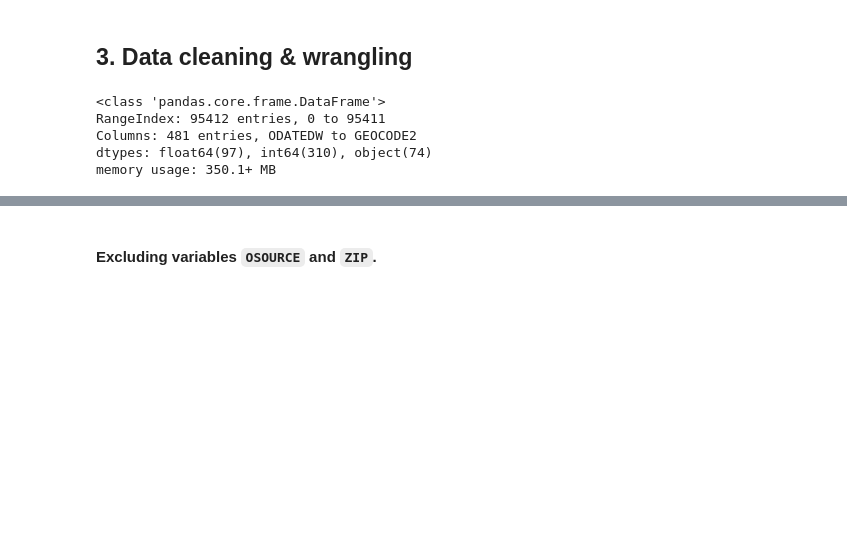
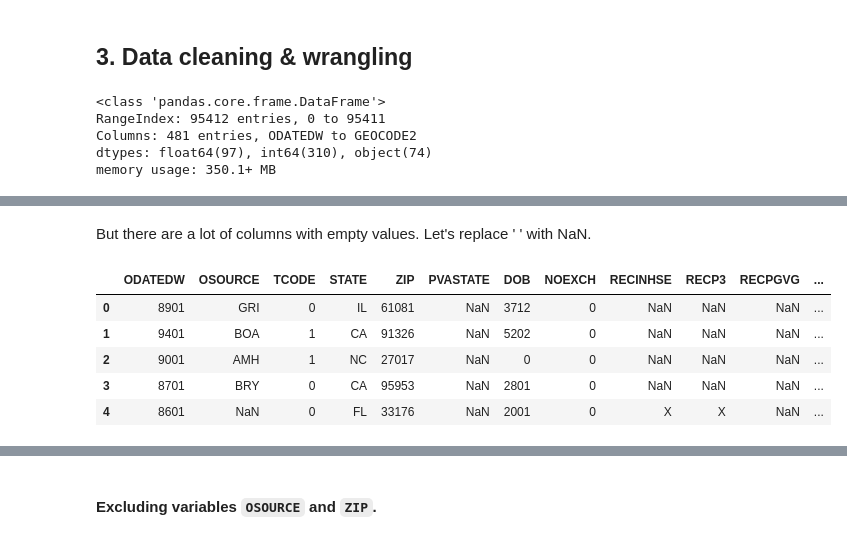
Before and after one commit to ieumann/lab-revisiting-machine-learning, a Jupyter notebook: Case Study Healthcare for All (ML revisited).ipynb, the cells around one changed output, grey strips where cells are left out. Saved outputs shown, nothing was run; the diff lists cells and outputs as text; code cells hidden in the pictures; blank space fills up the shorter version.

```diff
--- a/Case Study Healthcare for All (ML revisited).ipynb
+++ b/Case Study Healthcare for All (ML revisited).ipynb
@@ -164,0 +177,16 @@ There are null values only in `GEOCODE2`.
+# %% [markdown]
+But there are a lot of columns with empty values. Let's replace ' ' with NaN.
+# %%
+# Removing 'MAILCODE' column because here ' ' stands for 'address ok'.
+mailcode_column = df['MAILCODE']
+df.drop('MAILCODE', axis=1, inplace=True)
+df = df.replace(' ', np.nan)
+df = pd.concat([df, mailcode_column], axis=1)
+df.head()
+# %% [output]
+|  | ODATEDW | OSOURCE | TCODE | STATE | ZIP | PVASTATE | DOB | NOEXCH | RECINHSE | RECP3 | RECPGVG | ... |
+| 0 | 8901 | GRI | 0 | IL | 61081 | NaN | 3712 | 0 | NaN | NaN | NaN | ... |
+| 1 | 9401 | BOA | 1 | CA | 91326 | NaN | 5202 | 0 | NaN | NaN | NaN | ... |
+| 2 | 9001 | AMH | 1 | NC | 27017 | NaN | 0 | 0 | NaN | NaN | NaN | ... |
+| 3 | 8701 | BRY | 0 | CA | 95953 | NaN | 2801 | 0 | NaN | NaN | NaN | ... |
+| 4 | 8601 | NaN | 0 | FL | 33176 | NaN | 2001 | 0 | X | X | NaN | ... |
```
Also changed, not shown: parts of 48 cells of this notebook.
